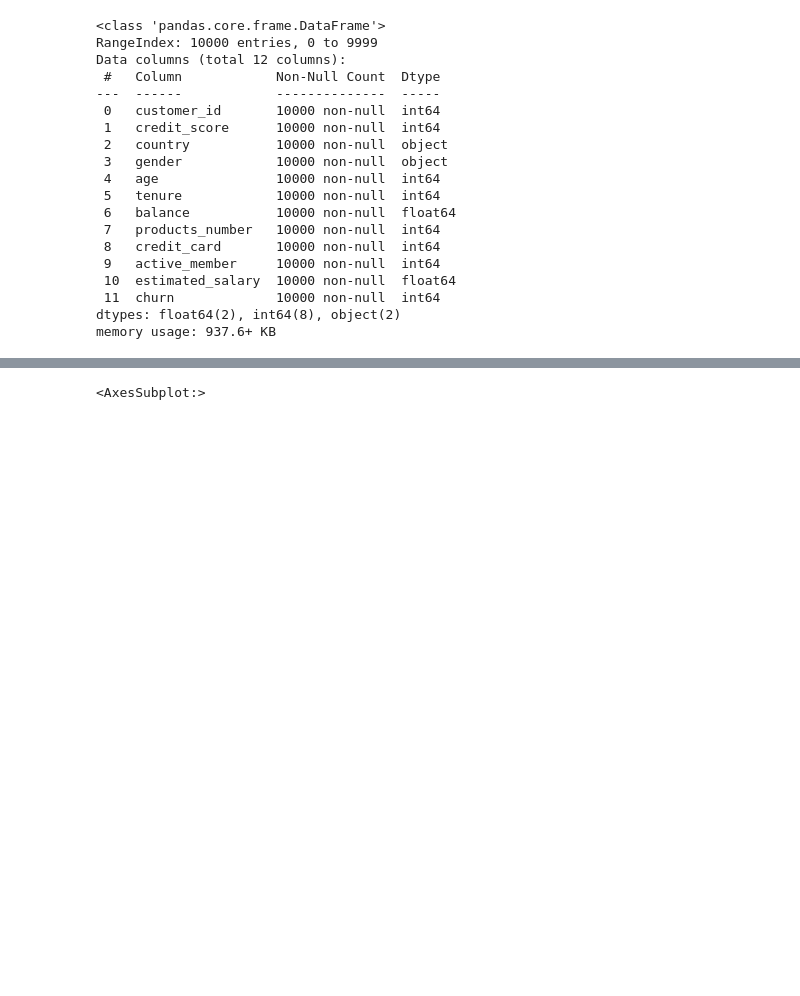
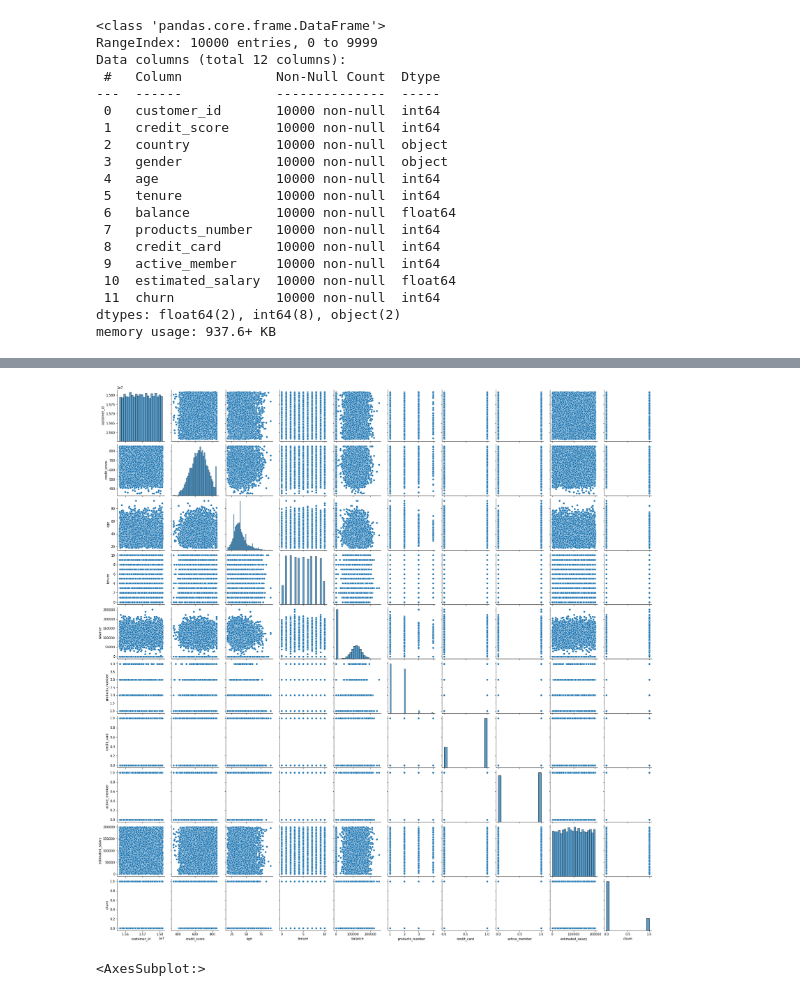
Before and after one commit to kanyua-charity/Bank-Customer-Churn-Prediction, a Jupyter notebook: index.ipynb, the cells around one changed output, grey strips where cells are left out. Cells and saved outputs as stored; diff of their text form; code cells hidden in the pictures; blank space fills up the shorter version.

```diff
--- a/index.ipynb
+++ b/index.ipynb
@@ -65,6 +65,12 @@ df.describe()
 | 50% | 1.569074e+07 | 652.000000 | 37.000000 | 5.000000 | 97198.540000 | 1.000000 | 1.00000 | 1.000000 | ... |
 | 75% | 1.575323e+07 | 718.000000 | 44.000000 | 7.000000 | 127644.240000 | 2.000000 | 1.00000 | 1.000000 | ... |
 | max | 1.581569e+07 | 850.000000 | 92.000000 | 10.000000 | 250898.090000 | 4.000000 | 1.00000 | 1.000000 | ... |
+# %%
+#Visualising parwise relationships between variables
+sns.pairplot(df)
+plt.show()
+# %% [output]
+[figure, added]
 # %%
 plt.figure(figsize=(10,6))
 sns.heatmap(df.corr(), annot=True, cmap="magma")
```
Also changed, not shown: parts of 14 cells of this notebook.
